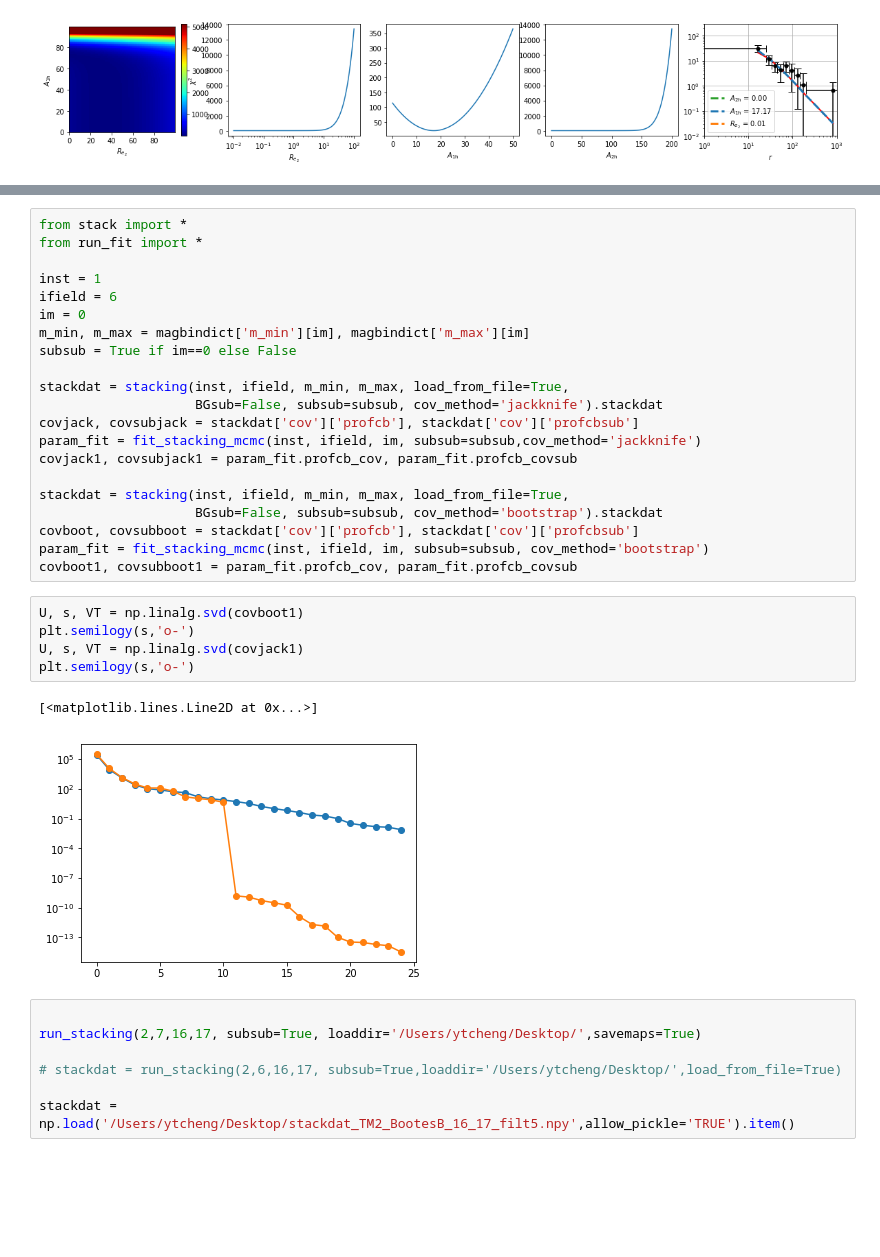
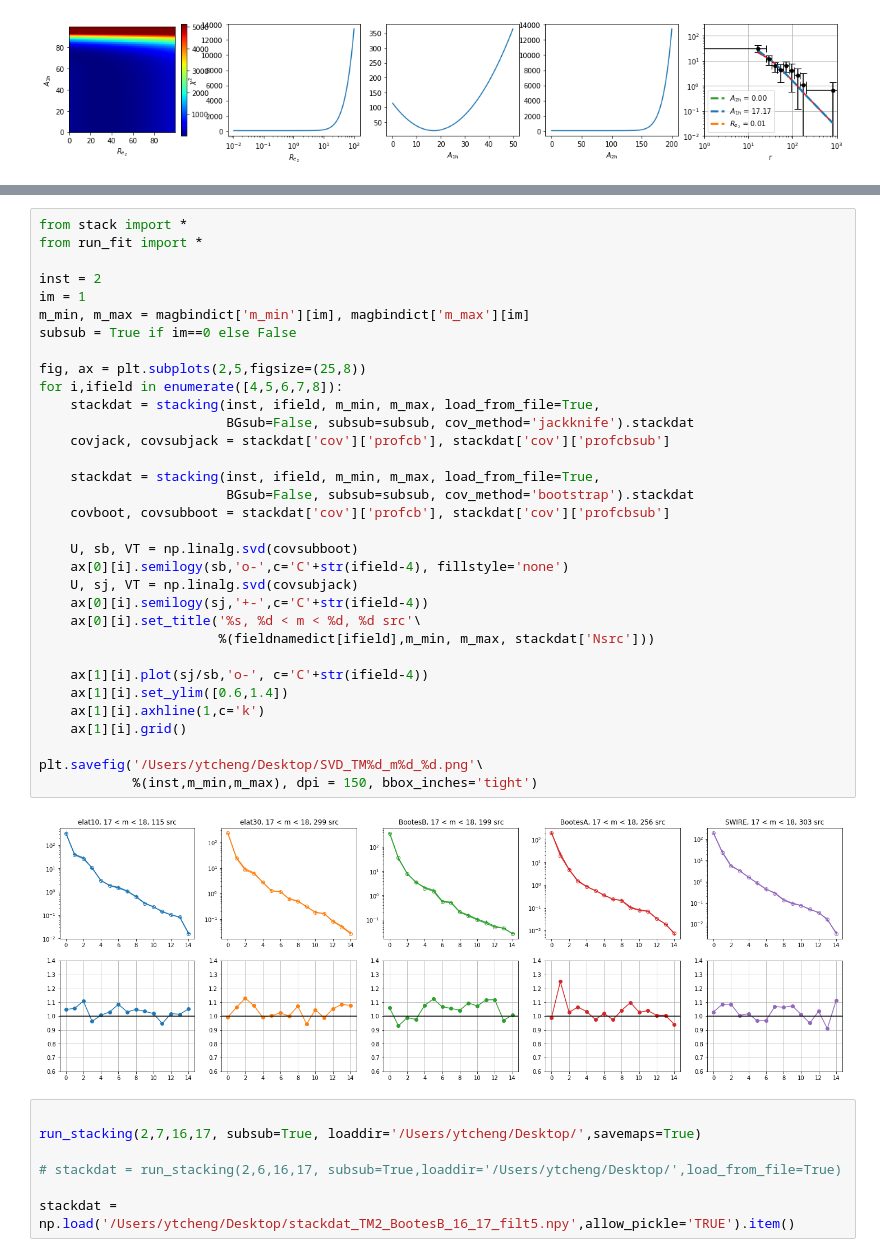
Before and after one commit to yuntingcheng/python_ciber, a Jupyter notebook: stack_modelfit/Untitled2.ipynb, the cells around one changed output, grey strips where cells are left out. Saved outputs shown, nothing was run; the diff lists cells and outputs as text; blank space fills up the shorter version.

```diff
--- a/stack_modelfit/Untitled2.ipynb
+++ b/stack_modelfit/Untitled2.ipynb
@@ -1966,32 +2084,38 @@ Text(0.5, 0, '$r$')
 # %%
 from stack import *
 from run_fit import *
 
-inst = 1
-ifield = 6
-im = 0
+inst = 2
+im = 1
 m_min, m_max = magbindict['m_min'][im], magbindict['m_max'][im]
 subsub = True if im==0 else False
 
-stackdat = stacking(inst, ifield, m_min, m_max, load_from_file=True,
-                    BGsub=False, subsub=subsub, cov_method='jackknife').stackdat
-covjack, covsubjack = stackdat['cov']['profcb'], stackdat['cov']['profcbsub']
-param_fit = fit_stacking_mcmc(inst, ifield, im, subsub=subsub,cov_method='jackknife')
-covjack1, covsubjack1 = param_fit.profcb_cov, param_fit.profcb_covsub
+fig, ax = plt.subplots(2,5,figsize=(25,8))
+for i,ifield in enumerate([4,5,6,7,8]):
+    stackdat = stacking(inst, ifield, m_min, m_max, load_from_file=True,
+                        BGsub=False, subsub=subsub, cov_method='jackknife').stackdat
+    covjack, covsubjack = stackdat['cov']['profcb'], stackdat['cov']['profcbsub']
 
-stackdat = stacking(inst, ifield, m_min, m_max, load_from_file=True,
-                    BGsub=False, subsub=subsub, cov_method='bootstrap').stackdat
-covboot, covsubboot = stackdat['cov']['profcb'], stackdat['cov']['profcbsub']
-param_fit = fit_stacking_mcmc(inst, ifield, im, subsub=subsub, cov_method='bootstrap')
-covboot1, covsubboot1 = param_fit.profcb_cov, param_fit.profcb_covsub
+    stackdat = stacking(inst, ifield, m_min, m_max, load_from_file=True,
+                        BGsub=False, subsub=subsub, cov_method='bootstrap').stackdat
+    covboot, covsubboot = stackdat['cov']['profcb'], stackdat['cov']['profcbsub']
+
+    U, sb, VT = np.linalg.svd(covsubboot)
+    ax[0][i].semilogy(sb,'o-',c='C'+str(ifield-4), fillstyle='none')
+    U, sj, VT = np.linalg.svd(covsubjack)
+    ax[0][i].semilogy(sj,'+-',c='C'+str(ifield-4))
+    ax[0][i].set_title('%s, %d < m < %d, %d src'\
+                       %(fieldnamedict[ifield],m_min, m_max, stackdat['Nsrc']))
+
+    ax[1][i].plot(sj/sb,'o-', c='C'+str(ifield-4))
+    ax[1][i].set_ylim([0.6,1.4])
+    ax[1][i].axhline(1,c='k')
+    ax[1][i].grid()
+
+plt.savefig('/Users/ytcheng/Desktop/SVD_TM%d_m%d_%d.png'\
+            %(inst,m_min,m_max), dpi = 150, bbox_inches='tight')
+# %% [output]
+[figure, added]
-# %%
-U, s, VT = np.linalg.svd(covboot1)
-plt.semilogy(s,'o-')
-U, s, VT = np.linalg.svd(covjack1)
-plt.semilogy(s,'o-')
-# %% [output]
-[<matplotlib.lines.Line2D at 0x...>]
-[figure, removed]
 # %%
 
 run_stacking(2,7,16,17, subsub=True, loaddir='/Users/ytcheng/Desktop/',savemaps=True)
```
Also changed, not shown: parts of 8 cells of this notebook, 6 other files.
